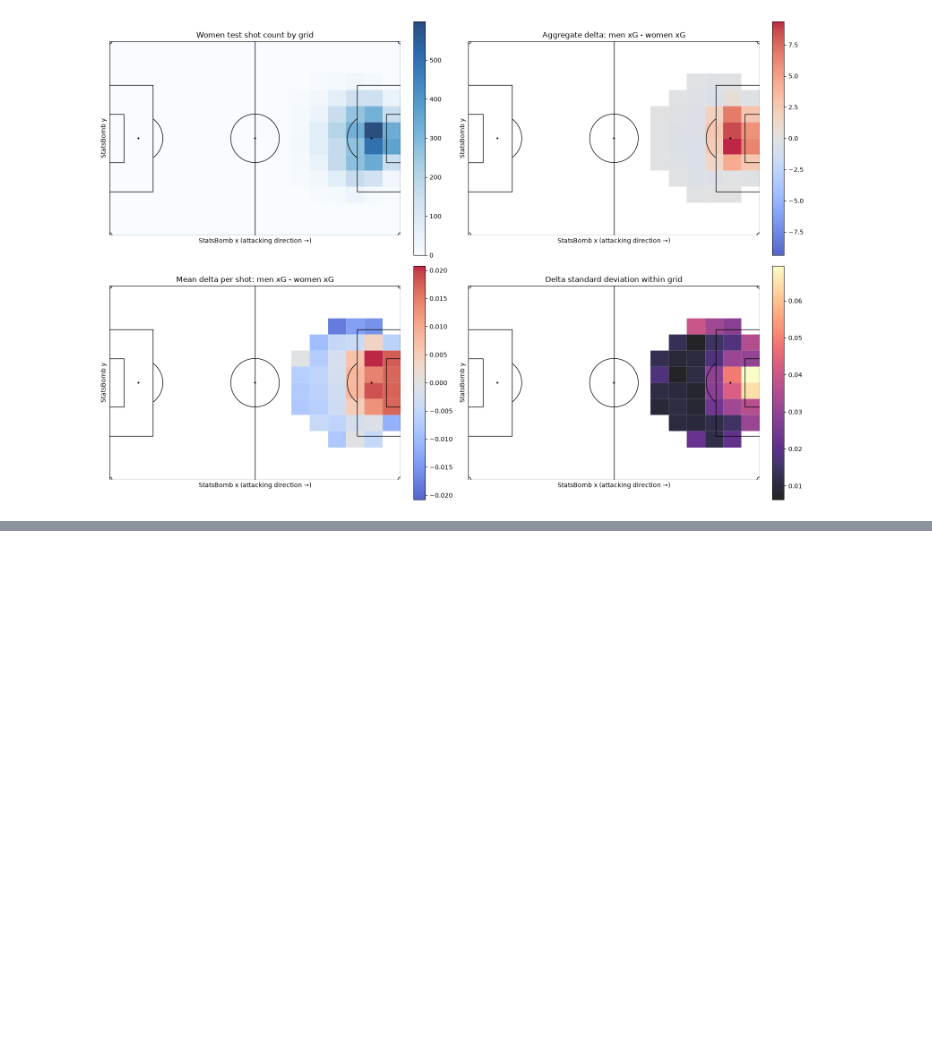
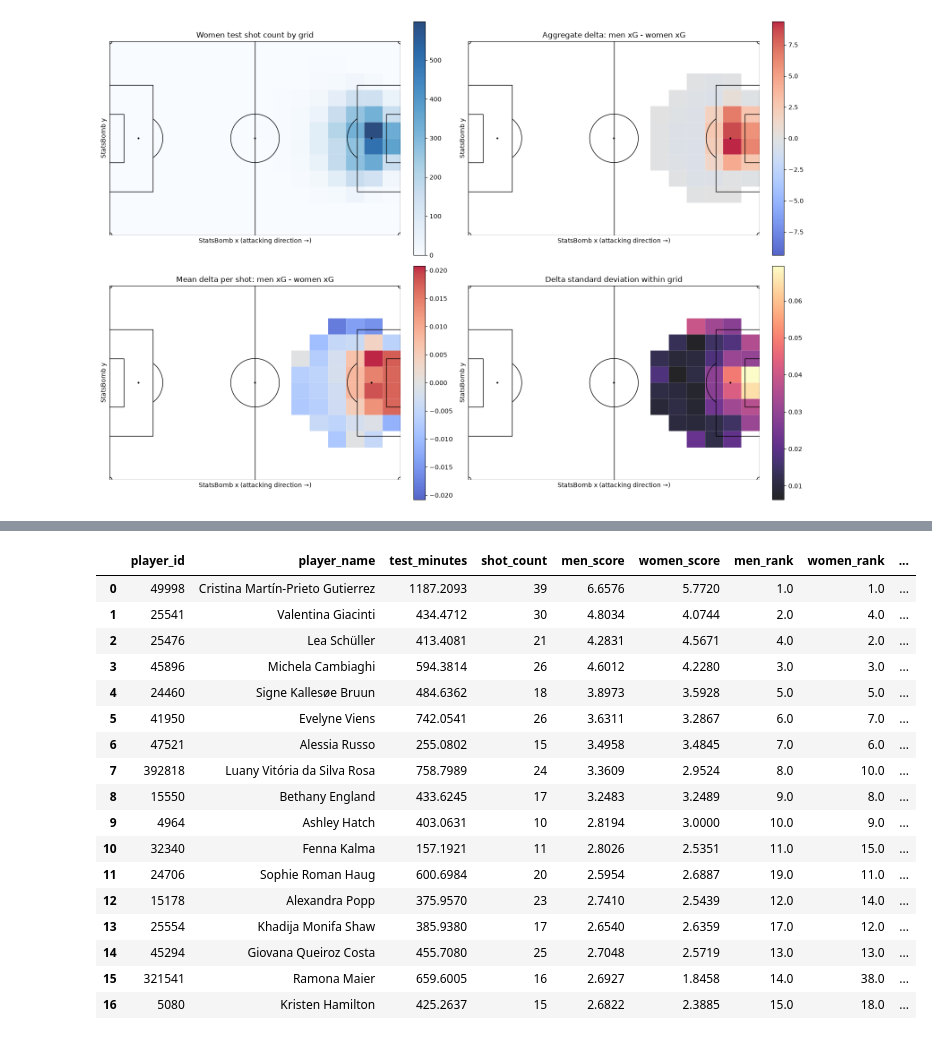
Before and after one commit to VictorYu379/womens-football-metrics-analysis, a Jupyter notebook: enriched_xg_features_competition_events.ipynb, the cells around one changed output, grey strips where cells are left out. Saved outputs shown, nothing was run; the diff lists cells and outputs as text; code cells hidden in the pictures; blank space fills up the shorter version.

```diff
--- a/enriched_xg_features_competition_events.ipynb
+++ b/enriched_xg_features_competition_events.ipynb
@@ -1196,0 +2026,73 @@ plt.show()
+# %%
+top15_ranking_specs = [
+    ("Total xG", "men_downsampled_xg", "women_xg", "bucket_men_rank", "bucket_women_rank"),
+    ("xG per 90", "men_downsampled_xg_per90", "women_xg_per90", "bucket_men_per90_rank", "bucket_women_per90_rank"),
+]
+top15_model_summary_rows = []
+top15_model_detail_frames = []
+for position_bucket in top15_position_order:
+    bucket_players = position_top15_players[
+        position_top15_players["position_bucket"].eq(position_bucket)
+    ]
+    for ranking_basis, men_score_column, women_score_column, men_rank_column, women_rank_column in top15_ranking_specs:
+        comparison, selected_players = compare_top_rankings(
+            bucket_players, men_rank_column, women_rank_column
+        )
+        top15_model_summary_rows.append({
+            "position_bucket": position_bucket,
+            "players": len(bucket_players),
+            "ranking_basis": ranking_basis,
+            **comparison,
+        })
+        model_details = selected_players.assign(
+            ranking_basis=ranking_basis,
+            men_score=selected_players[men_score_column],
+            women_score=selected_players[women_score_column],
+            men_rank=selected_players["left_rank"],
+            women_rank=selected_players["right_rank"],
+            rank_delta=selected_players["left_rank"] - selected_players["right_rank"],
+            membership=np.select(
+                [selected_players["left_in_top"] & selected_players["right_in_top"], selected_players["left_in_top"]],
+                ["Both", "Men only"],
+                default="Women only",
+            ),
+        )[
+            [
+                "position_bucket", "ranking_basis", "player_id", "player_name", "test_minutes", "shot_count",
+                "men_score", "women_score", "men_rank", "women_rank", "rank_delta", "membership",
+            ]
+        ]
+        top15_model_detail_frames.append(model_details)
+
+top15_model_summary = pd.DataFrame(top15_model_summary_rows).rename(columns={
+    "left_selected": "men_selected",
+    "right_selected": "women_selected",
+    "left_only_players": "men_only_players",
+    "right_only_players": "women_only_players",
+})
+top15_model_player_comparison = pd.concat(top15_model_detail_frames, ignore_index=True)
+top15_model_overlap_change = (
+    top15_model_summary.pivot(index="position_bucket", columns="ranking_basis", values="overlap_pct")
+    .reindex(top15_position_order)
+    .rename(columns={"Total xG": "total_xg_overlap_pct", "xG per 90": "per90_overlap_pct"})
+    .rename_axis(columns=None)
+)
+top15_model_overlap_change["overlap_change_pp"] = (
+    top15_model_overlap_change["per90_overlap_pct"] - top15_model_overlap_change["total_xg_overlap_pct"]
+)
+top15_model_overlap_change = top15_model_overlap_change.reset_index()
+
+print("Top 15 overlap between the men's-trained and women's-trained models:")
+print("Boundary ties are included in selected counts; fixed-15 overlap percentages are NaN in those cases.")
+display(top15_model_summary.round(4))
+print("Change in between-model overlap after per-90 normalization (percentage points):")
+display(top15_model_overlap_change.round(4))
+print("Full shortlist unions; ranks are retained from the entire position bucket.")
+print("Positive rank_delta means a worse men-model rank. Men = downsampled men's-trained model.")
+with pd.option_context("display.max_rows", None):
+    for (position_bucket, ranking_basis), shortlist_rows in top15_model_player_comparison.groupby(
+        ["position_bucket", "ranking_basis"], sort=False
+    ):
+        print(f"{position_bucket} | {ranking_basis} | Top {POSITION_TOP_K} union")
+        display(shortlist_rows.drop(columns=["position_bucket", "ranking_basis"]).reset_index(drop=True).round(4))
+# %% [output]
@@ -1196,0 +2122,18 @@ plt.show()
+|  | player_id | player_name | test_minutes | shot_count | men_score | women_score | men_rank | women_rank | ... |
+| 0 | 49998 | Cristina Martín-Prieto Gutierrez | 1187.2093 | 39 | 6.6576 | 5.7720 | 1.0 | 1.0 | ... |
+| 1 | 25541 | Valentina Giacinti | 434.4712 | 30 | 4.8034 | 4.0744 | 2.0 | 4.0 | ... |
+| 2 | 25476 | Lea Schüller | 413.4081 | 21 | 4.2831 | 4.5671 | 4.0 | 2.0 | ... |
+| 3 | 45896 | Michela Cambiaghi | 594.3814 | 26 | 4.6012 | 4.2280 | 3.0 | 3.0 | ... |
+| 4 | 24460 | Signe Kallesøe Bruun | 484.6362 | 18 | 3.8973 | 3.5928 | 5.0 | 5.0 | ... |
+| 5 | 41950 | Evelyne Viens | 742.0541 | 26 | 3.6311 | 3.2867 | 6.0 | 7.0 | ... |
+| 6 | 47521 | Alessia Russo | 255.0802 | 15 | 3.4958 | 3.4845 | 7.0 | 6.0 | ... |
+| 7 | 392818 | Luany Vitória da Silva Rosa | 758.7989 | 24 | 3.3609 | 2.9524 | 8.0 | 10.0 | ... |
+| 8 | 15550 | Bethany England | 433.6245 | 17 | 3.2483 | 3.2489 | 9.0 | 8.0 | ... |
+| 9 | 4964 | Ashley Hatch | 403.0631 | 10 | 2.8194 | 3.0000 | 10.0 | 9.0 | ... |
+| 10 | 32340 | Fenna Kalma | 157.1921 | 11 | 2.8026 | 2.5351 | 11.0 | 15.0 | ... |
+| 11 | 24706 | Sophie Roman Haug | 600.6984 | 20 | 2.5954 | 2.6887 | 19.0 | 11.0 | ... |
+| 12 | 15178 | Alexandra Popp | 375.9570 | 23 | 2.7410 | 2.5439 | 12.0 | 14.0 | ... |
+| 13 | 25554 | Khadija Monifa Shaw | 385.9380 | 17 | 2.6540 | 2.6359 | 17.0 | 12.0 | ... |
+| 14 | 45294 | Giovana Queiroz Costa | 455.7080 | 25 | 2.7048 | 2.5719 | 13.0 | 13.0 | ... |
+| 15 | 321541 | Ramona Maier | 659.6005 | 16 | 2.6927 | 1.8458 | 14.0 | 38.0 | ... |
+| 16 | 5080 | Kristen Hamilton | 425.2637 | 15 | 2.6822 | 2.3885 | 15.0 | 18.0 | ... |
```
Also changed, not shown: parts of 28 cells of this notebook, 6 other files.
